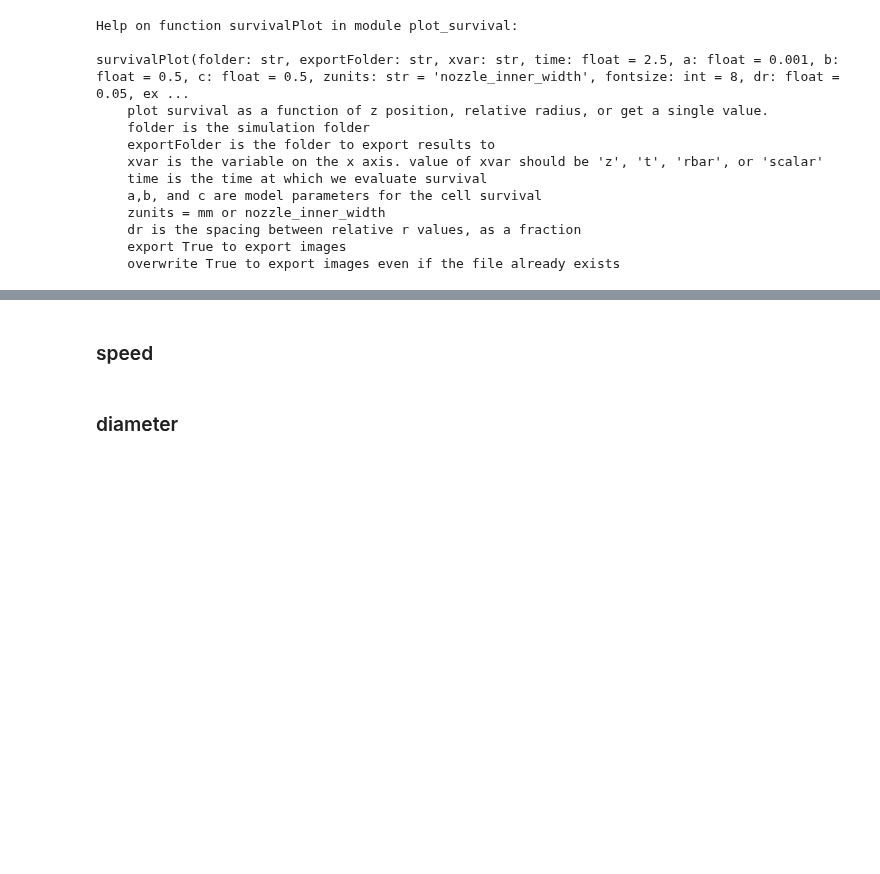
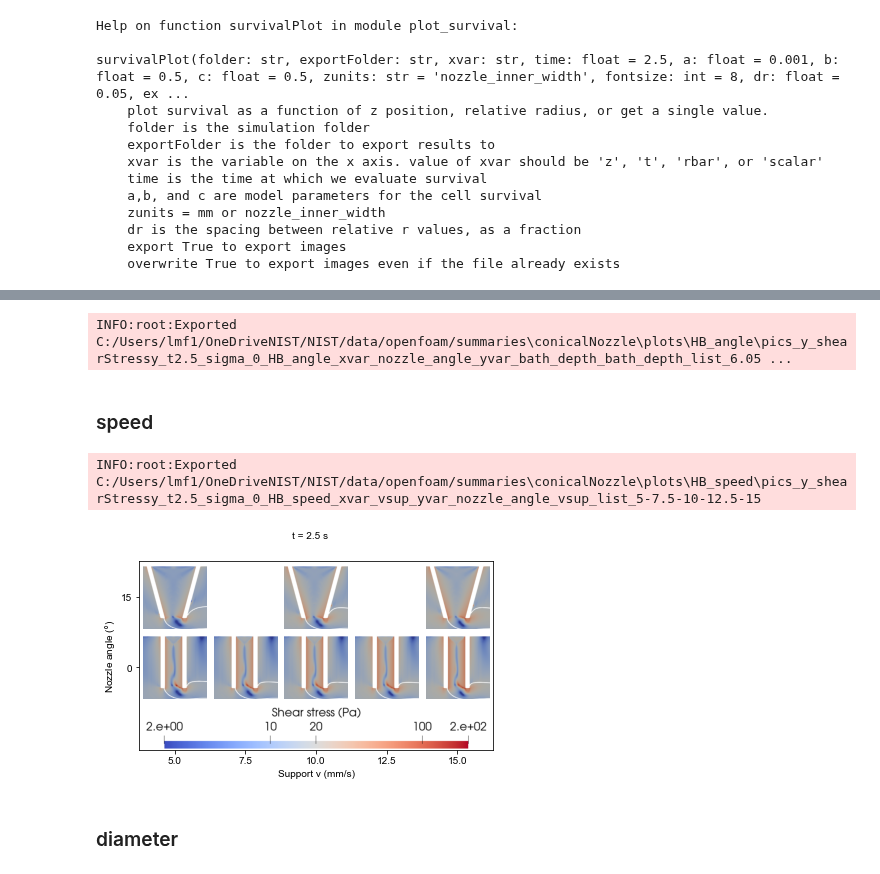
Before and after one commit to usnistgov/openfoamEmbedded3DP, a Jupyter notebook: jupyter_notebooks/interfacemetrics_conicalNozzle.ipynb, the cells around one changed output, grey strips where cells are left out. Saved outputs shown, nothing was run; the diff lists cells and outputs as text; code cells hidden in the pictures; blank space fills up the shorter version.

```diff
--- a/jupyter_notebooks/interfacemetrics_conicalNozzle.ipynb
+++ b/jupyter_notebooks/interfacemetrics_conicalNozzle.ipynb
@@ -144,10 +155,13 @@ topfolder = os.path.join(SERVERFOLDER, 'orig')
 linePlots0(topfolder, EXPORTFOLDER, 'nozzle_angle', 2.5, imsize=6.5, yvar=['vz', 'vx', 'nu'],
            x=1.4, bath_depth_list=[6.05], nozzle_angle_list=[0,10,20,30], export=True, overwrite=True)
 # %%
-topfolder = os.path.join(SERVERFOLDER, 'orig')
-for s in ['a_stre', 'x_viscx', 'y_viscy', 'y_umag']:
+topfolder = os.path.join(SERVERFOLDER, 'HB_angle')
+# for s in ['a_stre', 'x_viscx', 'y_viscy', 'y_umag']:
+for s in ['y_shearStressy']:
     picPlots0(topfolder, EXPORTFOLDER, 2.5, 0, tag=s
               , overwrite=True, xvar='nozzle_angle', yvar='bath_depth'
           , bath_depth_list=[6.05], nozzle_angle_list=[0,10,20,30], imsize=8)
+# %% [output]
+INFO:root:Exported C:/Users/lmf1/OneDriveNIST/NIST/data/openfoam/summaries\conicalNozzle\plots\HB_angle\pics_y_shearStressy_t2.5_sigma_0_HB_angle_xvar_nozzle_angle_yvar_bath_depth_bath_depth_list_6.05 ...
 # %%
 fig,axs = plt.subplots(1,3, figsize=(6.5, 3.25))
@@ -206,6 +220,10 @@ for na in [0,15]:
                   , vsup_list=[5, 7.5, 10, 12.5, 15]
                   , nozzle_angle_list=[na], overwrite=True)
 # %%
-picPlots0(os.path.join(SERVERFOLDER, 'speed_sweep'), EXPORTFOLDER, 1, 0
-          , tag='y_umag', overwrite=True, xvar='vsup', yvar='nozzle_angle', vsup_list=[5, 7.5, 10, 12.5, 15])
+picPlots0(os.path.join(SERVERFOLDER, 'HB_speed'), EXPORTFOLDER, 2.5, 0
+          , tag='y_shearStressy', overwrite=True, xvar='vsup', yvar='nozzle_angle'
+          , vsup_list=[5, 7.5, 10, 12.5, 15])
+# %% [output]
+INFO:root:Exported C:/Users/lmf1/OneDriveNIST/NIST/data/openfoam/summaries\conicalNozzle\plots\HB_speed\pics_y_shearStressy_t2.5_sigma_0_HB_speed_xvar_vsup_yvar_nozzle_angle_vsup_list_5-7.5-10-12.5-15
+[figure, added]
 # %%
```
Also changed, not shown: parts of 48 cells of this notebook, 9 other files.
